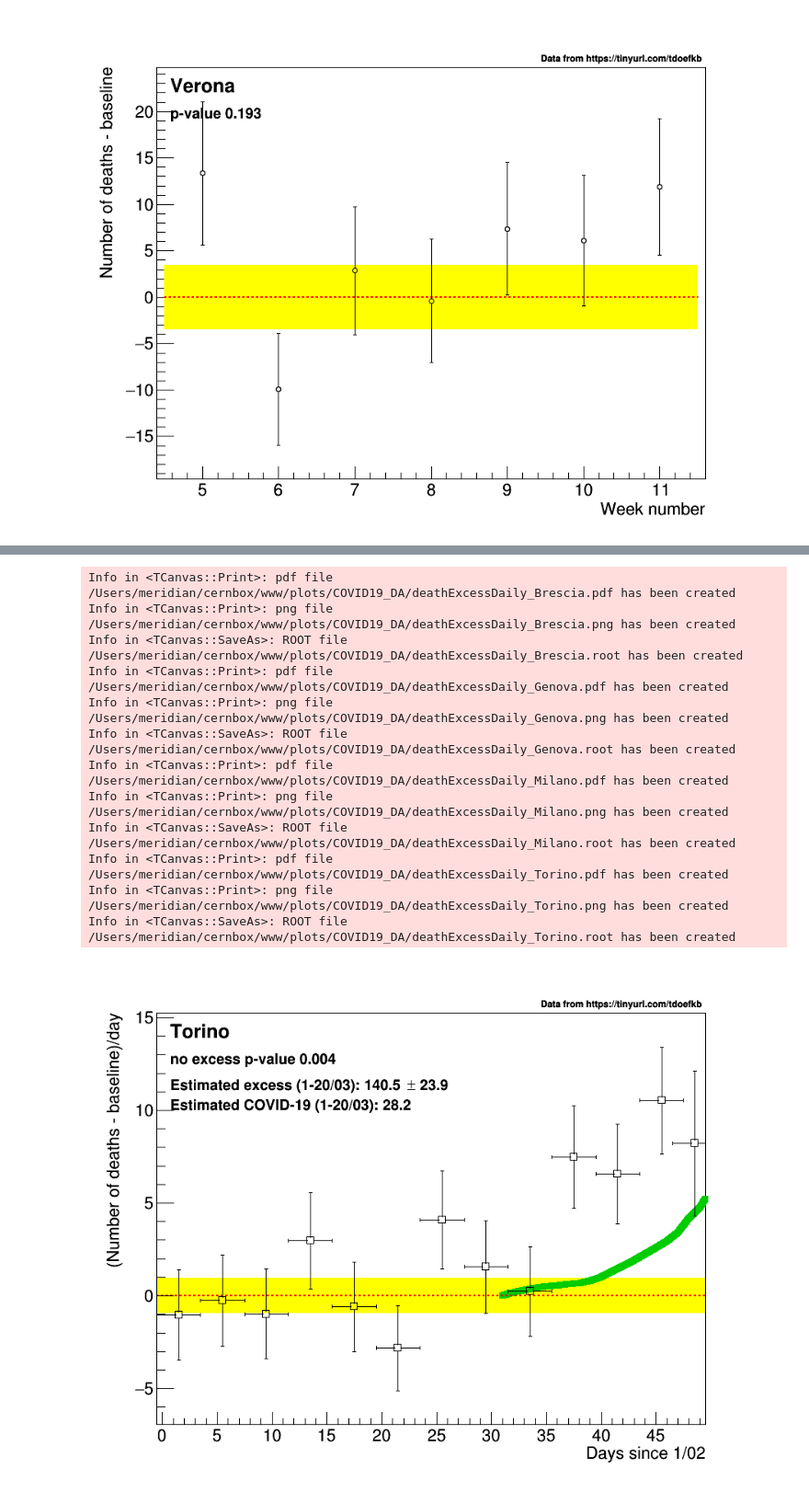
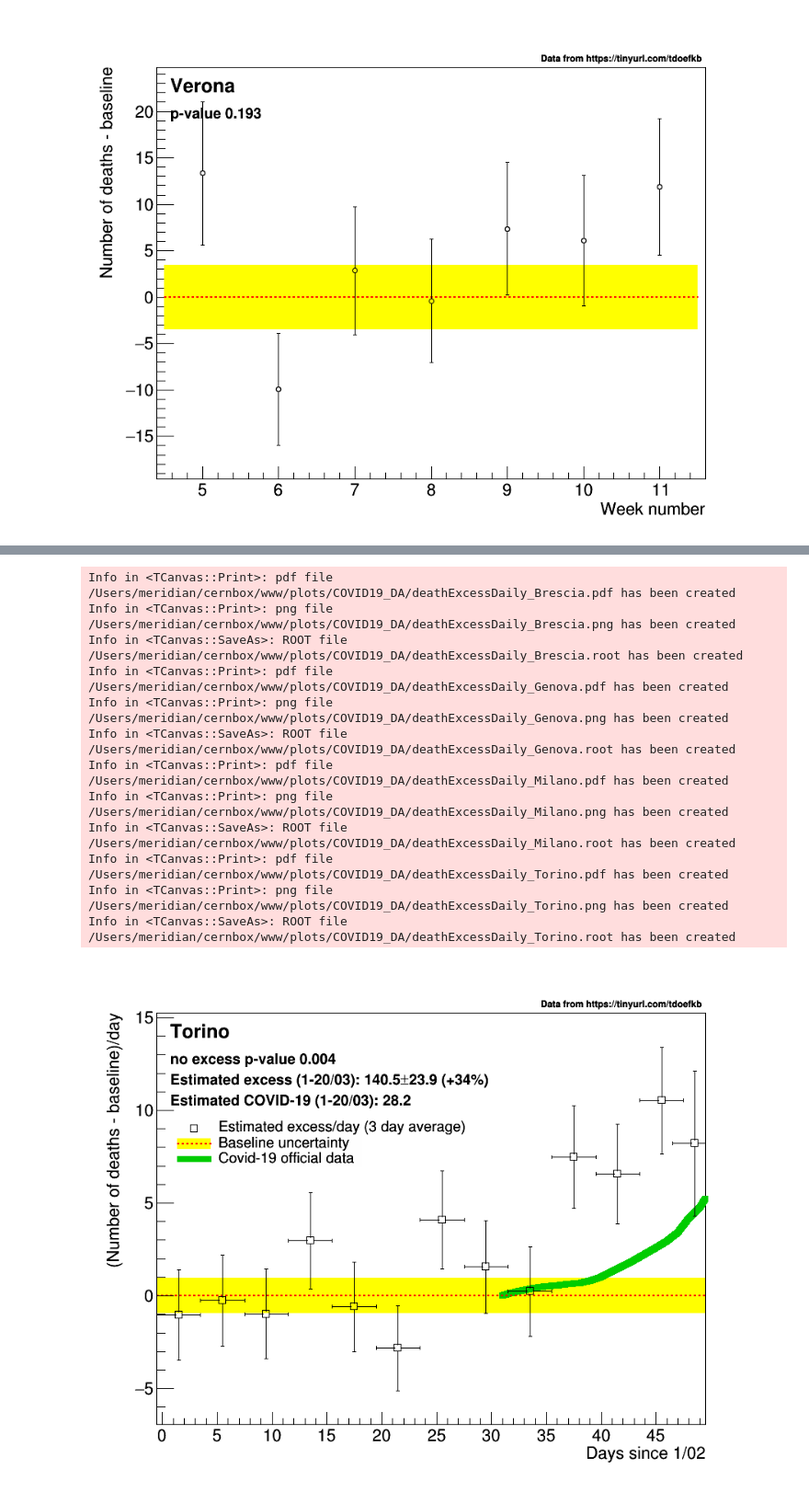
Before and after one commit to pmeridian/COVID19_DA, a Jupyter notebook: analisiMortalita.ipynb, the cells around one changed output, grey strips where cells are left out. Shown: that part at 92% size. Drawn from its saved outputs; the diff is of its cells as text; code cells hidden in the pictures.

```diff
--- a/analisiMortalita.ipynb
+++ b/analisiMortalita.ipynb
@@ -8,10 +8,10 @@ R.ROOT.EnableImplicitMT()
 Welcome to JupyROOT 6.18/04
 # %%
 #Official data from http://www.epiprev.it/sites/default/files/SISMG_COVID19_28032020.pdf
-urlByTown = 'mortalita_settimanale_per_citta_65p.csv'
+urlByTown = 'mortalita_settimanale_per_citta.csv'
 dfByTown = pd.read_csv(urlByTown)
 
-urlByTownDaily = 'mortalita_giornaliera_per_citta_65p.csv'
+urlByTownDaily = 'mortalita_giornaliera_per_citta.csv'
 dfByTownDaily = pd.read_csv(urlByTownDaily)
 # %%
 dfByTown.tail()
@@ -206,11 +206,11 @@ for p in provinces:
         #    if (scale>1.):
         #        print("Last week re-scaling %s %.2f"%(p,scale))
         graphs['deceduti_%s'%p].SetPoint(i,i+5,df[p]['number_of_deaths'][i]*scale)
-        graphs['deceduti_%s'%p].SetPointError(i,0,R.TMath.Sqrt(df[p]['number_of_deaths'][i])*scale)
+        graphs['deceduti_%s'%p].SetPointError(i,0.5,R.TMath.Sqrt(df[p]['number_of_deaths'][i])*scale)
     graphs['deceduti_%s'%p].SetLineColor(R.kBlack)
     graphs['deceduti_%s'%p].SetMarkerColor(R.kBlack)
-    graphs['deceduti_%s'%p].SetMarkerStyle(24)
-    graphs['deceduti_%s'%p].SetMarkerSize(0.9)
+    graphs['deceduti_%s'%p].SetMarkerStyle(25)
+    graphs['deceduti_%s'%p].SetMarkerSize(1.3)
     #Temporary: using as baseline fit of February data
     fB=R.TF1('fB','[0]*(1-0.0023*7*(x-5))',0,100)
     graphs['deceduti_%s'%p].Fit('fB','RQB+','',5,8.5)
@@ -241,12 +241,12 @@ for p in provincesDaily:
         #    if (scale>1.):
         #        print("Last week re-scaling %s %.2f"%(p,scale))
         graphs['deceduti_giornalieri_%s'%p].SetPoint(i,i,(dfDaily[p]['number_of_deaths'][i])*scale)
-        graphs['deceduti_giornalieri_%s'%p].SetPointError(i,0,R.TMath.Sqrt((dfDaily[p]['number_of_deaths'][i])*scale))
+        graphs['deceduti_giornalieri_%s'%p].SetPointError(i,0.5,R.TMath.Sqrt((dfDaily[p]['number_of_deaths'][i])*scale))
     print('---- %s #data:%d ----'%(p,graphs['deceduti_giornalieri_%s'%p].GetN()))
     graphs['deceduti_giornalieri_%s'%p].SetLineColor(R.kBlack)
     graphs['deceduti_giornalieri_%s'%p].SetMarkerColor(R.kBlack)
-    graphs['deceduti_giornalieri_%s'%p].SetMarkerStyle(24)
-    graphs['deceduti_giornalieri_%s'%p].SetMarkerSize(0.9)
+    graphs['deceduti_giornalieri_%s'%p].SetMarkerStyle(25)
+    graphs['deceduti_giornalieri_%s'%p].SetMarkerSize(1.3)
     #Temporary: using as baseline fit of February data
     fB=R.TF1('fB','[0]*(1-0.0023*x)',0,100)
     graphs['deceduti_giornalieri_%s'%p].Fit('fB','RQB+','',0,27.5) #fit february data as baseline
@@ -435,7 +458,13 @@ def integralGraph(g,firstPoint,lastPoint=-1):
     return [integral,R.TMath.Sqrt(error)]
 
 smooth=R.TGraphSmooth()
+leg=R.TLegend(0.12,0.69,0.4,0.6)
+leg.SetBorderSize(0)
+leg.SetFillColorAlpha(0,0)
+leg.SetTextSize(0.03)
+
 for p in provincesDaily:
+    leg.Clear()
     #graphs['eccesso_deceduti_giornalieri_%s'%p].Draw("APSAME")
     graphs['eccesso_deceduti_giornalieri_%s'%p].GetXaxis().SetTitle("Days since 1/02")
     graphs['eccesso_deceduti_giornalieri_%s'%p].GetXaxis().SetLimits(-0.5,graphs['deceduti_giornalieri_%s'%p].GetN()-0.5)
@@ -472,7 +501,7 @@ for p in provincesDaily:
     smoothedExt.Draw("LSAME")
     line.Draw()
     #f.Draw('LSAME')
-
+    normalDeath=graphs['deceduti_giornalieri_%s'%p].GetFunction('fB').Integral(31,graphs['eccesso_deceduti_giornalieri_%s'%p].GetN()-1)
     totalExcess=integralGraph(graphs['eccesso_deceduti_giornalieri_%s'%p],31)
     expectedExcess=integralGraph(graphs['estimated_death_town_%s'%p],0,graphs['eccesso_deceduti_giornalieri_%s'%p].GetN()-31)
     ratio=totalExcess[0]/expectedExcess[0]
@@ -487,6 +516,15 @@ for p in provincesDaily:
 
     rebinned.Draw("PSAME")
 
+    aux=R.TGraph()
+    aux.SetFillColor(R.kYellow)
+    aux.SetLineColor(R.kRed)
+    aux.SetLineWidth(2)
+    aux.SetLineStyle(2)
+    leg.AddEntry(rebinned,'Estimated excess/day (3 day average)','P')
+    leg.AddEntry(aux,'Baseline uncertainty','FL')
+    leg.AddEntry(smoothedExt,'Covid-19 official data','L')
+    leg.Draw()
     f0=R.TF1("f0","pol0",0,graphs['eccesso_deceduti_giornalieri_%s'%p].GetN()+6)
     graphs['eccesso_deceduti_giornalieri_%s'%p].Fit('f0','RB0Q','')
     t.SetTextSize(0.04)
@@ -497,11 +535,17 @@ for p in provincesDaily:
     else:
         t.DrawLatexNDC(0.12,0.8,'no excess p-value < 0.001')
 
-    t.DrawLatexNDC(0.12,0.75,'Estimated excess (1-20/03): %.1f #pm %.1f'%(totalExcess[0],totalExcess[1]))
-    t.DrawLatexNDC(0.12,0.71,'Estimated COVID-19 (1-20/03): %.1f'%expectedExcess[0])
+    t.DrawLatexNDC(0.12,0.76,'Estimated excess (1-20/03): %.1f#pm%.1f'%(totalExcess[0],totalExcess[1])+' (+{:.0%})'.format(totalExcess[0]/normalDeath))
+    t.DrawLatexNDC(0.12,0.72,'Estimated COVID-19 (1-20/03): %.1f'%expectedExcess[0])
 
     t.SetTextSize(0.02)
     t.DrawLatexNDC(0.66,0.91,'Data from https://tinyurl.com/tdoefkb')
+
+    #ar=R.TArrow(29.5,rebinned.GetYaxis().GetBinLowEdge(1)+1,36,rebinned.GetYaxis().GetBinLowEdge(1)+1,0.02,"|>")
+    #ar.Draw()
+    #t.SetTextSize(0.03)
+    #t.DrawLatex(29.5,rebinned.GetYaxis().GetBinLowEdge(1)+1.5,'March')
+
     c1.RedrawAxis()
     c1.Draw()
     for ext in ['.pdf','.png','.root']:
@@ -527,16 +571,16 @@ for p in provincesDaily:
 Info in <TCanvas::Print>: pdf file /Users/meridian/cernbox/www/plots/COVID19_DA/deathExcessDaily_Brescia.pdf has been created
 Info in <TCanvas::Print>: png file /Users/meridian/cernbox/www/plots/COVID19_DA/deathExcessDaily_Brescia.png has been created
 Info in <TCanvas::SaveAs>: ROOT file /Users/meridian/cernbox/www/plots/COVID19_DA/deathExcessDaily_Brescia.root has been created
 Info in <TCanvas::Print>: pdf file /Users/meridian/cernbox/www/plots/COVID19_DA/deathExcessDaily_Genova.pdf has been created
 Info in <TCanvas::Print>: png file /Users/meridian/cernbox/www/plots/COVID19_DA/deathExcessDaily_Genova.png has been created
 Info in <TCanvas::SaveAs>: ROOT file /Users/meridian/cernbox/www/plots/COVID19_DA/deathExcessDaily_Genova.root has been created
 Info in <TCanvas::Print>: pdf file /Users/meridian/cernbox/www/plots/COVID19_DA/deathExcessDaily_Milano.pdf has been created
 Info in <TCanvas::Print>: png file /Users/meridian/cernbox/www/plots/COVID19_DA/deathExcessDaily_Milano.png has been created
 Info in <TCanvas::SaveAs>: ROOT file /Users/meridian/cernbox/www/plots/COVID19_DA/deathExcessDaily_Milano.root has been created
 Info in <TCanvas::Print>: pdf file /Users/meridian/cernbox/www/plots/COVID19_DA/deathExcessDaily_Torino.pdf has been created
 Info in <TCanvas::Print>: png file /Users/meridian/cernbox/www/plots/COVID19_DA/deathExcessDaily_Torino.png has been created
 Info in <TCanvas::SaveAs>: ROOT file /Users/meridian/cernbox/www/plots/COVID19_DA/deathExcessDaily_Torino.root has been created
-[figure, old version]
+[figure, new version]
 # %%
 fOut=R.TFile('~/cernbox/www/plots/COVID19_DA/graphs.root','RECREATE')
 for o,g in graphs.items():
```
Also changed, not shown: parts of 2 cells of this notebook, 2 other files.
